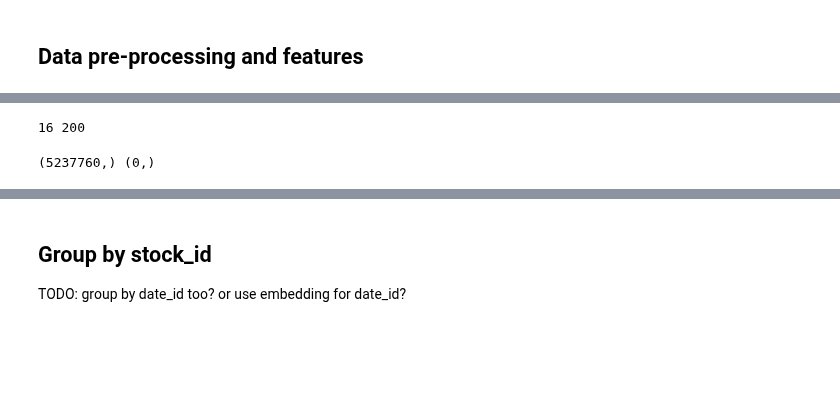
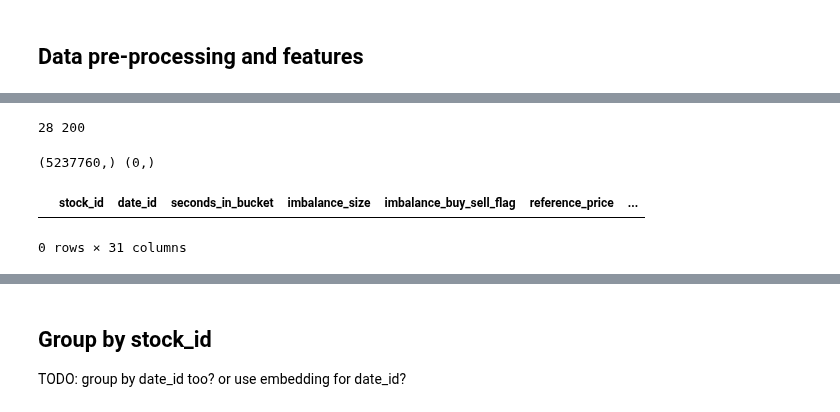
Before and after one commit to florencetsang/optiver2023, a Jupyter notebook: florence/transformer_encoder_by_time.ipynb, the cells around one changed output, grey strips where cells are left out. Drawn from its saved outputs; the diff is of its cells as text; code cells hidden in the pictures; blank space fills up the shorter version.

Commit message:
Option to include triplets or duplets only, null check, print transformer checkout dir.

```diff
--- a/florence/transformer_encoder_by_time.ipynb
+++ b/florence/transformer_encoder_by_time.ipynb
@@ -328,0 +348,5 @@ Index(['stock_id', 'date_id', 'seconds_in_bucket', 'imbalance_size',
+# %%
+not_include_in_feat = ['stock_id', 'target', 'time_id']
+# %%
+feat_dynamic_real = [item for item in df.columns if item not in not_include_in_feat]
+feat_dynamic_real
@@ -329,27 +371,27 @@ Index(['stock_id', 'date_id', 'seconds_in_bucket', 'imbalance_size',
 # %%
-feat_dynamic_real = [
-    "date_id",
-    "seconds_in_bucket",
-    "imbalance_size",
-    "reference_price",
-    "matched_size",
-    "far_price",
-    "near_price",
-    "bid_price",
-    "bid_size",
-    "ask_price",
-    "ask_size",
-    "wap",
-    "wap_mov_avg_3_1",
-    "wap_mov_avg_6_3",
-    "wap_mov_avg_12_6",
-    "wap_mov_avg_24_12",
-]
+# feat_dynamic_real = [
+#     "date_id",
+#     "seconds_in_bucket",
+#     "imbalance_size",
+#     "reference_price",
+#     "matched_size",
+#     "far_price",
+#     "near_price",
+#     "bid_price",
+#     "bid_size",
+#     "ask_price",
+#     "ask_size",
+#     "wap",
+#     # "wap_mov_avg_3_1",
+#     # "wap_mov_avg_6_3",
+#     # "wap_mov_avg_12_6",
+#     # "wap_mov_avg_24_12",
+# ]
 num_input_features = len(feat_dynamic_real)
 num_classes = 200
 print(num_input_features, num_classes)
 # %% [output]
-16 200
+28 200
 # %%
 # should not have any na features
 any_na_values_mask = df[feat_dynamic_real].isna().any(axis=1)
@@ -357,5 +400,10 @@ print(any_na_values_mask.shape, any_na_values_mask[any_na_values_mask].shape)
 # %% [output]
 (5237760,) (0,)
+# %%
+df[any_na_values_mask]
+# %% [output]
+|  | stock_id | date_id | seconds_in_bucket | imbalance_size | imbalance_buy_sell_flag | reference_price | ... |
+0 rows × 31 columns
 # %%
 df = df.set_index(["stock_id", "time_id"])
 stock_id_list = np.arange(200, dtype=np.int64)
```
Also changed, not shown: parts of 24 cells of this notebook, 1 other file.
